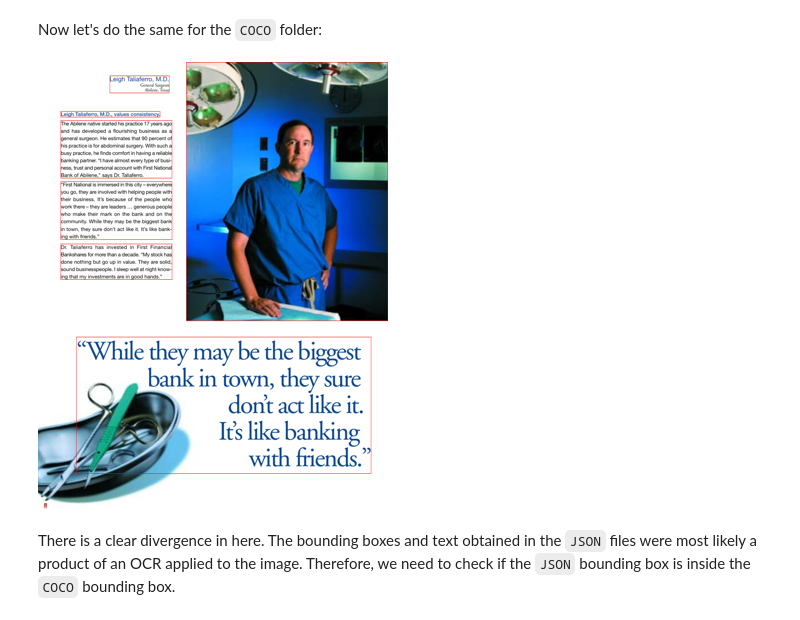
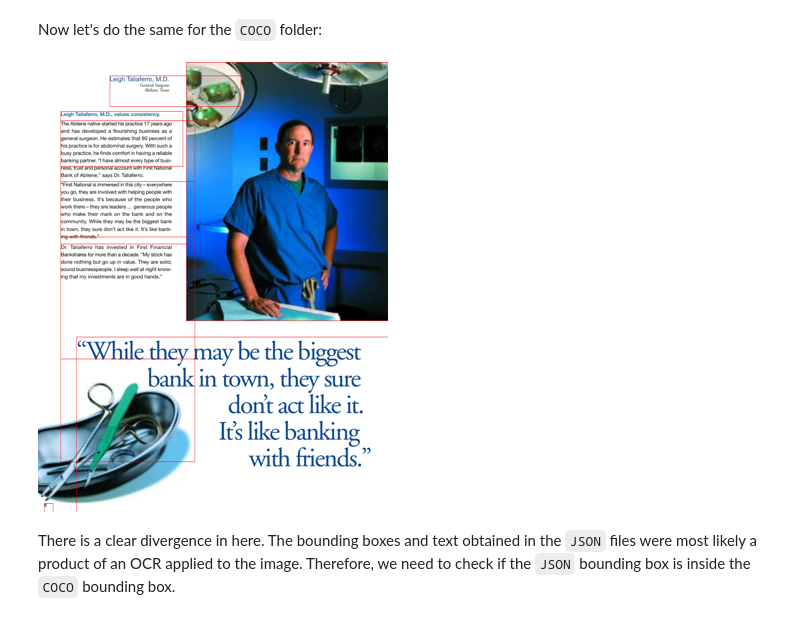
Before and after one commit to pmorelr/document_ai, a Jupyter notebook: notebooks/doclaynet_cleaning.ipynb, the cells around one changed output. Drawn from its saved outputs; the diff is of its cells as text; code cells hidden in the pictures.

```diff
--- a/notebooks/doclaynet_cleaning.ipynb
+++ b/notebooks/doclaynet_cleaning.ipynb
@@ -83,10 +81,17 @@ image_path = []
 j = 0
 for i in range(len(img_ids)):
 
-    while img_ids[i] != images[part][j]['id']:
+    while img_ids[i] != images[PART][j]['id']:
         j +=1
 
-    image_path.append(images[part][j]['file_name'])
+    image_path.append(images[PART][j]['file_name'])
+# %%
+bboxes = []
+for i_doc in range(len(bboxes_raw)):
+    bboxes.append([])
+    for i_box in range(len(bboxes_raw[i_doc])):
+        box = bboxes_raw[i_doc][i_box]
+        bboxes[-1].append([box[0], box[1], box[2]+box[0], box[3]+box[1]])
 # %% [markdown]
 For **vision only models** (R-CNN, ViT, YOLO, etc.) these informations are sufficient to fine-tune the model. So, we can create a new dataset based on these lists:
 # %%
@@ -112,7 +117,7 @@ First, we create <code>words_bb</code>, a list in which each sublist will contai
 # %%
 words_bb = []
 
-files_words = ['./DocLayNet_extra/JSON/'+image_path[i].strip('.png')+'.json' for i in range(len(image_path))]
+files_words = ['../data/raw/DocLayNet/JSON/'+image_path[i].strip('.png')+'.json' for i in range(len(image_path))]
 
 for j in range(len(files_words)):
     data = json.load(open(files_words[j], encoding='utf-8'))
@@ -122,7 +127,7 @@ Now let's do some exploration:
 # %% [markdown]
 Let's see the bounding boxes we get when viewing the image inside the <code>JSON</code> folder:
 # %%
-path_imgs='./DocLayNet_core/PNG/'
+path_imgs='../data/raw/DocLayNet/PNG/'
 
 index = 0
 
@@ -141,21 +146,19 @@ image.resize((350,450))
 # %% [markdown]
 Now let's do the same for the <code>COCO</code> folder:
 # %%
-path_imgs='./DocLayNet_core/PNG/'
-
 index = 0
 
 image = Image.open(path_imgs+dataset[index]['image_path'])
 image = image.convert("RGB")
 
 draw = ImageDraw.Draw(image)
 for b in dataset[index]['bboxes']:
    draw.rectangle([b[0], b[1], b[0]+b[2], b[1]+b[3]] ,outline='red')
 
 
 image.resize((350,450))
 # %% [output]
-[figure, old version]
+[figure, new version]
 # %% [markdown]
 There is a clear divergence in here. The bounding boxes and text obtained in the <code>JSON</code> files were most likely a product of an OCR applied to the image. Therefore, we need to check if the `JSON` bounding box is inside the `COCO` bounding box.
 # %%
```
Also changed, not shown: parts of 11 cells of this notebook, 1 other file.
